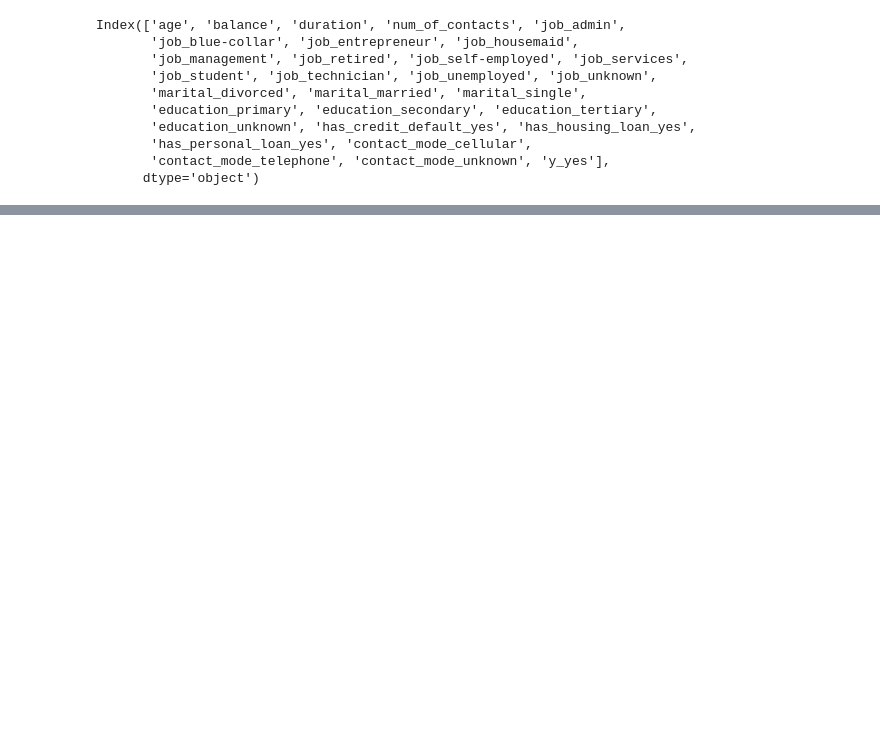
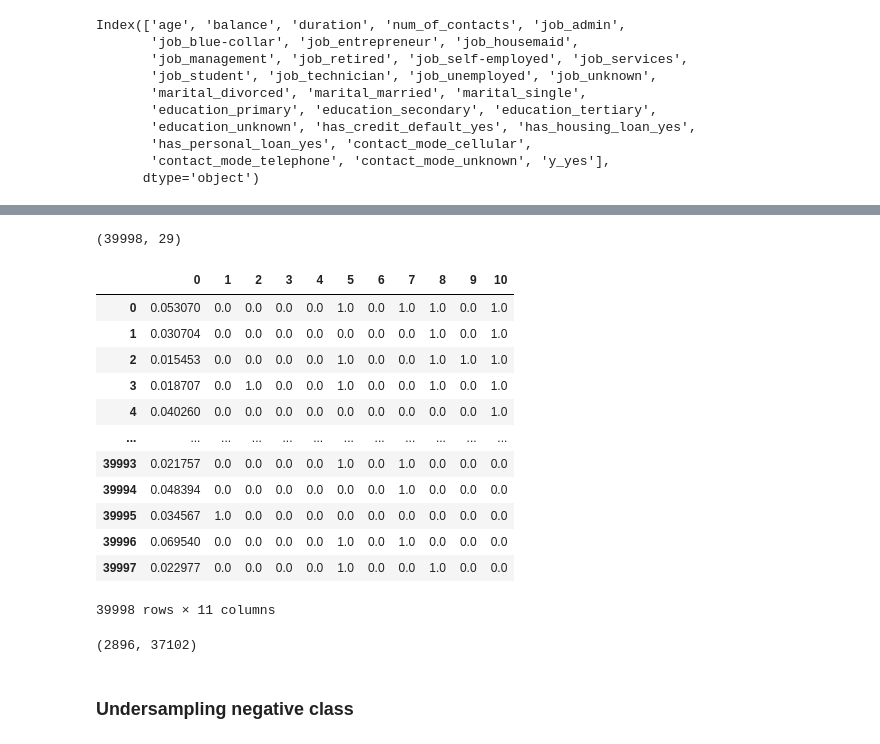
Before and after one commit to anwar-kamil/NWLceTnRe0F1psqH, a Jupyter notebook: notebooks/Term_Deposit_Notebook.ipynb, the cells around one changed output, grey strips where cells are left out. Drawn from its saved outputs; the diff is of its cells as text; code cells hidden in the pictures; blank space fills up the shorter version.

```diff
--- a/notebooks/Term_Deposit_Notebook.ipynb
+++ b/notebooks/Term_Deposit_Notebook.ipynb
@@ -282,0 +317,34 @@ Index(['age', 'balance', 'duration', 'num_of_contacts', 'job_admin',
+# %%
+X, y = get_X_y(df_binary_dropped, 29)
+# %%
+X.shape
+# %% [output]
+(39998, 29)
+# %%
+## Get feature selection model
+
+feature_selection_model = get_feature_selection_model(X, y)
+X_new = feature_selection_model.transform(X)
+new_data = pd.DataFrame(X_new)
+new_data
+# %% [output]
+|  | 0 | 1 | 2 | 3 | 4 | 5 | 6 | 7 | 8 | 9 | 10 |
+| 0 | 0.053070 | 0.0 | 0.0 | 0.0 | 0.0 | 1.0 | 0.0 | 1.0 | 1.0 | 0.0 | 1.0 |
+| 1 | 0.030704 | 0.0 | 0.0 | 0.0 | 0.0 | 0.0 | 0.0 | 0.0 | 1.0 | 0.0 | 1.0 |
+| 2 | 0.015453 | 0.0 | 0.0 | 0.0 | 0.0 | 1.0 | 0.0 | 0.0 | 1.0 | 1.0 | 1.0 |
+| 3 | 0.018707 | 0.0 | 1.0 | 0.0 | 0.0 | 1.0 | 0.0 | 0.0 | 1.0 | 0.0 | 1.0 |
+| 4 | 0.040260 | 0.0 | 0.0 | 0.0 | 0.0 | 0.0 | 0.0 | 0.0 | 0.0 | 0.0 | 1.0 |
+| ... | ... | ... | ... | ... | ... | ... | ... | ... | ... | ... | ... |
+| 39993 | 0.021757 | 0.0 | 0.0 | 0.0 | 0.0 | 1.0 | 0.0 | 1.0 | 0.0 | 0.0 | 0.0 |
+| 39994 | 0.048394 | 0.0 | 0.0 | 0.0 | 0.0 | 0.0 | 0.0 | 1.0 | 0.0 | 0.0 | 0.0 |
+| 39995 | 0.034567 | 1.0 | 0.0 | 0.0 | 0.0 | 0.0 | 0.0 | 0.0 | 0.0 | 0.0 | 0.0 |
+| 39996 | 0.069540 | 0.0 | 0.0 | 0.0 | 0.0 | 1.0 | 0.0 | 1.0 | 0.0 | 0.0 | 0.0 |
+| 39997 | 0.022977 | 0.0 | 0.0 | 0.0 | 0.0 | 1.0 | 0.0 | 0.0 | 1.0 | 0.0 | 0.0 |
+39998 rows × 11 columns
+# %%
+count_1, count_0 = y['y_yes'].value_counts()[1], y['y_yes'].value_counts()[0]
+count_1, count_0
+# %% [output]
+(2896, 37102)
+# %% [markdown]
+### Undersampling negative class
```
Also changed, not shown: parts of 10 cells of this notebook, 1 other file.
